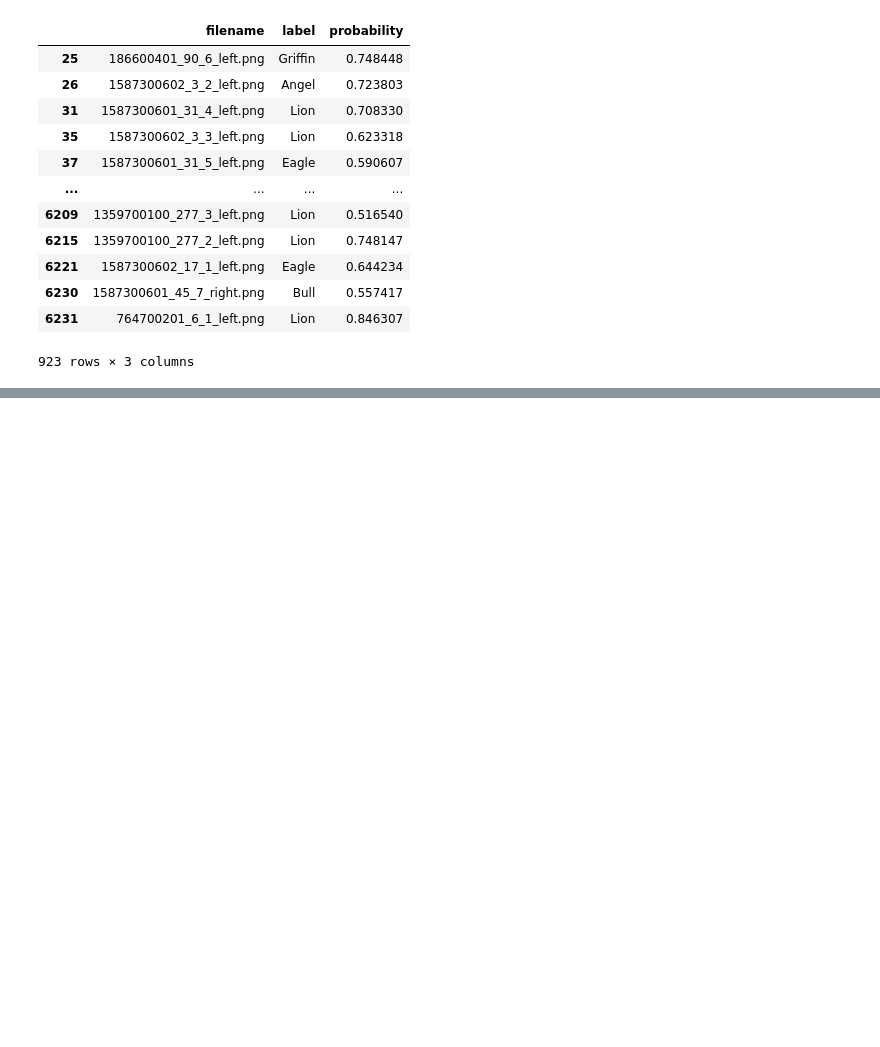
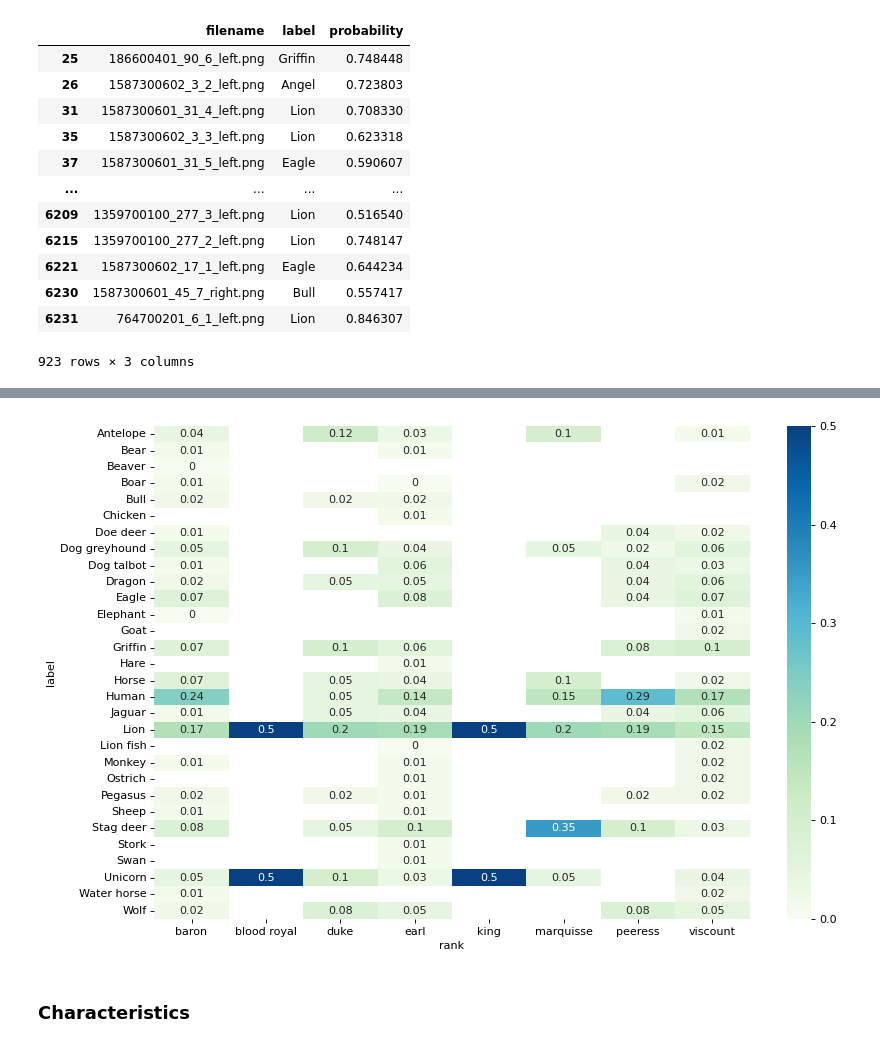
Before and after one commit to nesterenkojul/ecco-heraldry-animals, a Jupyter notebook: dh_data_explore.ipynb, the cells around one changed output, grey strips where cells are left out. Cells and saved outputs as stored; diff of their text form; code cells hidden in the pictures; blank space fills up the shorter version.

```diff
--- a/dh_data_explore.ipynb
+++ b/dh_data_explore.ipynb
@@ -553,0 +893,3 @@ detected_animals[detected_animals.probability > 0.5] #.label.value_counts()
+# %%
+rank_label_counts = kearsley_401_labels.groupby('rank')['label'].value_counts(normalize=True, sort=True).reset_index()
+rank_label_counts
@@ -553,0 +917,10 @@ detected_animals[detected_animals.probability > 0.5] #.label.value_counts()
+# %%
+rank_label_matrix = rank_label_counts.pivot(columns='rank', index='label', values='proportion').apply(lambda x: round(x, 2))
+
+plt.figure(figsize=(12, 8), dpi=80)
+sns.heatmap(rank_label_matrix, annot=True, cmap="GnBu", fmt="g")
+plt.show()
+# %% [output]
+[figure, added]
+# %% [markdown]
+### Characteristics
```
Also changed, not shown: parts of 35 cells of this notebook, 15 other files.
